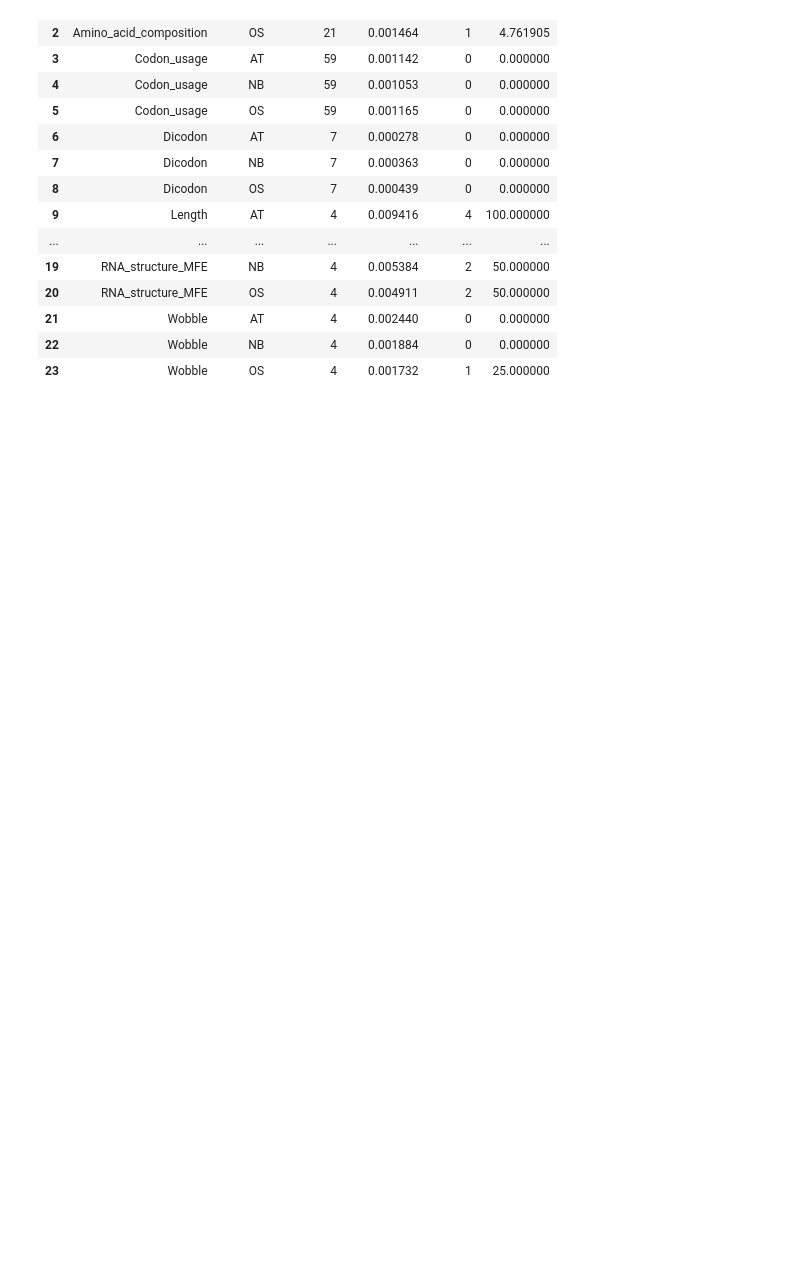
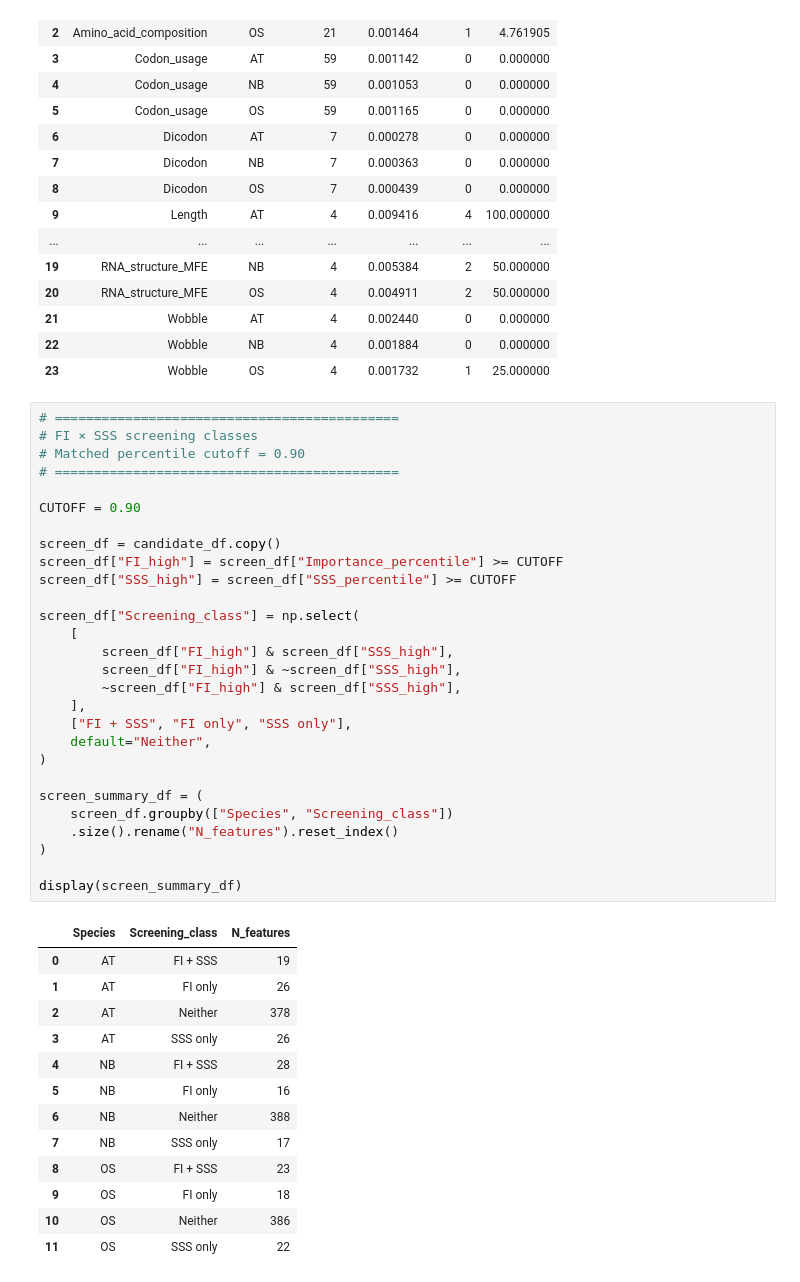
Before and after one commit to ih-11/regression, a Jupyter notebook: notebooks/notebook4.ipynb, the cells around one changed output. Saved outputs shown, nothing was run; the diff lists cells and outputs as text; blank space fills up the shorter version.

```diff
--- a/notebooks/notebook4.ipynb
+++ b/notebooks/notebook4.ipynb
@@ -977,3 +943,45 @@ display(feature_summary_df)
 | 21 | Wobble | AT | 4 | 0.002440 | 0 | 0.000000 |
 | 22 | Wobble | NB | 4 | 0.001884 | 0 | 0.000000 |
 | 23 | Wobble | OS | 4 | 0.001732 | 1 | 25.000000 |
+# %%
+# ============================================
+# FI × SSS screening classes
+# Matched percentile cutoff = 0.90
+# ============================================
+
+CUTOFF = 0.90
+
+screen_df = candidate_df.copy()
+screen_df["FI_high"] = screen_df["Importance_percentile"] >= CUTOFF
+screen_df["SSS_high"] = screen_df["SSS_percentile"] >= CUTOFF
+
+screen_df["Screening_class"] = np.select(
+    [
+        screen_df["FI_high"] & screen_df["SSS_high"],
+        screen_df["FI_high"] & ~screen_df["SSS_high"],
+        ~screen_df["FI_high"] & screen_df["SSS_high"],
+    ],
+    ["FI + SSS", "FI only", "SSS only"],
+    default="Neither",
+)
+
+screen_summary_df = (
+    screen_df.groupby(["Species", "Screening_class"])
+    .size().rename("N_features").reset_index()
+)
+
+display(screen_summary_df)
+# %% [output]
+|  | Species | Screening_class | N_features |
+| 0 | AT | FI + SSS | 19 |
+| 1 | AT | FI only | 26 |
+| 2 | AT | Neither | 378 |
+| 3 | AT | SSS only | 26 |
+| 4 | NB | FI + SSS | 28 |
+| 5 | NB | FI only | 16 |
+| 6 | NB | Neither | 388 |
+| 7 | NB | SSS only | 17 |
+| 8 | OS | FI + SSS | 23 |
+| 9 | OS | FI only | 18 |
+| 10 | OS | Neither | 386 |
+| 11 | OS | SSS only | 22 |
```
Also changed, not shown: parts of 4 cells of this notebook, 1 other file.
